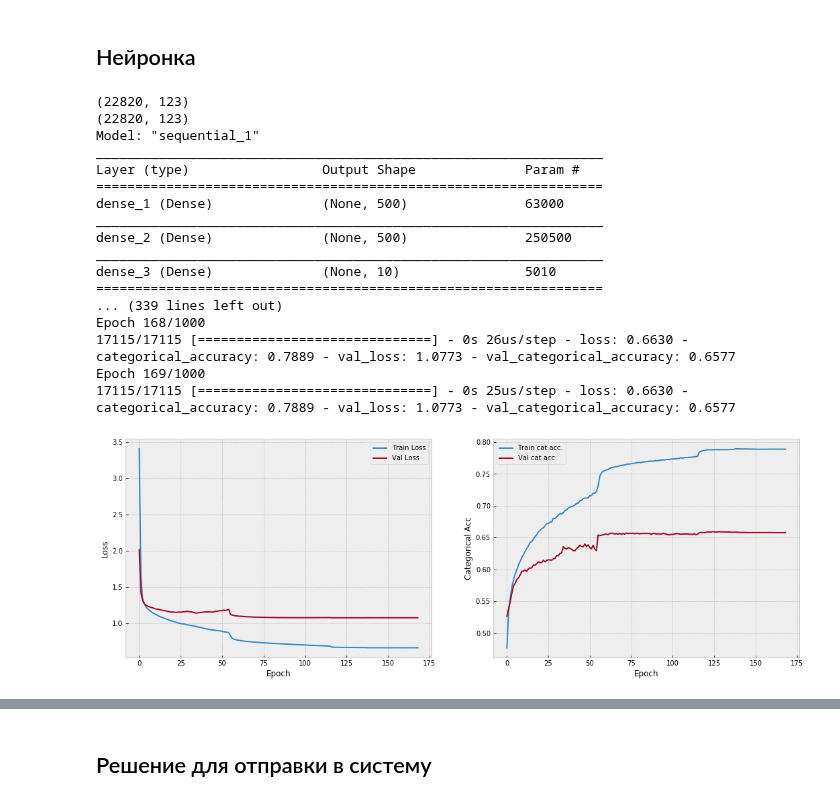
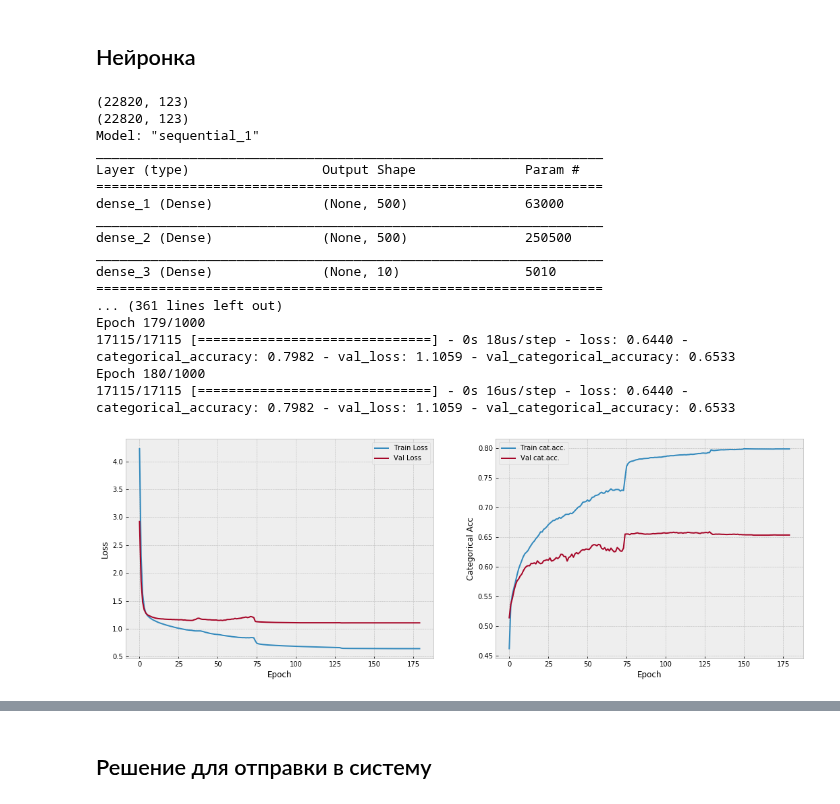
Before and after one commit to andygoosh/wildfire.sberbank.ai, a Jupyter notebook: workinprogress.ipynb, the cells around one changed output, grey strips where cells are left out. Saved outputs shown, nothing was run; the diff lists cells and outputs as text; code cells hidden in the pictures.

```diff
--- a/workinprogress.ipynb
+++ b/workinprogress.ipynb
@@ -1059,11 +1059,11 @@ class_weights = dict(enumerate(class_weights))
 X, y = prepare_data(one_hotted=True)
 
 EPOCHS = 1000
-BS = 256
+BS = 512
 FOLDS = 10
 FIRE_TYPE_NUM = y.shape[1] #len(np.unique(y))
 degree = 0
-n_neighbors = 5 #5
+n_neighbors = 2 #5
 
 polies = []
 neighbs = []
@@ -1146,36 +1146,36 @@ model = keras.models.load_model('my_checkpoint.h5')
 plot_history(history, auc=False)
 
 score = model.evaluate(trn, y_trn.values,
                         batch_size=BS,
                         verbose=0,
                         use_multiprocessing=True)
 #print('loss: {:.4f}, AUC: {:.4f} Cat.Acc.: {:.4f}'.format(*score))
 print('loss: {:.4f}, Cat.Acc.: {:.4f}'.format(*score))
 
 score = model.evaluate(cvn, y_cv.values,
                         batch_size=BS,
                         verbose=0,
                         use_multiprocessing=True)
 #print('loss: {:.4f}, AUC: {:.4f} Cat.Acc.: {:.4f}'.format(*score))
 print('loss: {:.4f}, Cat.Acc.: {:.4f}'.format(*score))
 
 model.reset_states()
 # %% [output]
 (22820, 123)
 (22820, 123)
 Model: "sequential_1"
 _________________________________________________________________
 Layer (type)                 Output Shape              Param #
 =================================================================
 dense_1 (Dense)              (None, 500)               63000
 _________________________________________________________________
 dense_2 (Dense)              (None, 500)               250500
 _________________________________________________________________
 dense_3 (Dense)              (None, 10)                5010
 =================================================================
-... (339 lines left out)
-Epoch 168/1000
-17115/17115 [==============================] - 0s 26us/step - loss: 0.6630 - categorical_accuracy: 0.7889 - val_loss: 1.0773 - val_categorical_accuracy: 0.6577
-Epoch 169/1000
-17115/17115 [==============================] - 0s 25us/step - loss: 0.6630 - categorical_accuracy: 0.7889 - val_loss: 1.0773 - val_categorical_accuracy: 0.6577
+... (361 lines left out)
+Epoch 179/1000
+17115/17115 [==============================] - 0s 18us/step - loss: 0.6440 - categorical_accuracy: 0.7982 - val_loss: 1.1059 - val_categorical_accuracy: 0.6533
+Epoch 180/1000
+17115/17115 [==============================] - 0s 16us/step - loss: 0.6440 - categorical_accuracy: 0.7982 - val_loss: 1.1059 - val_categorical_accuracy: 0.6533
-[figure, old version]
+[figure, new version]
```
Also changed, not shown: parts of 2 cells of this notebook.
